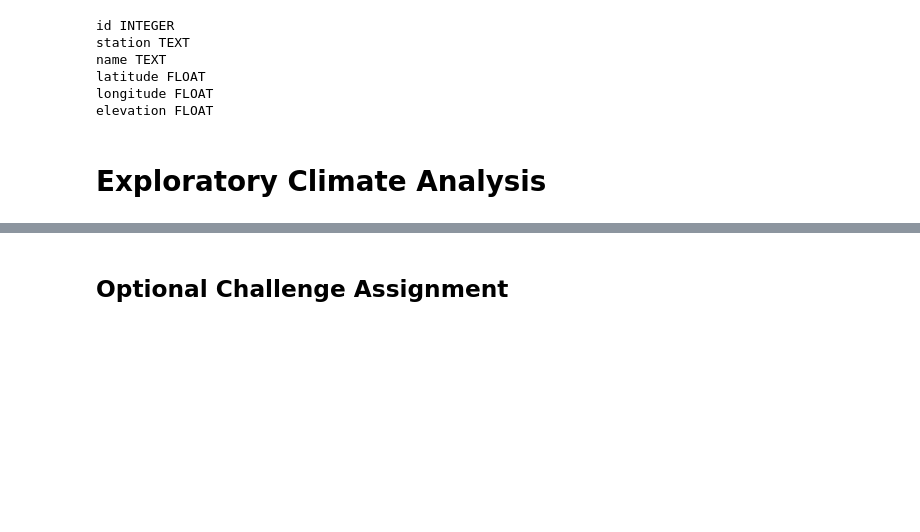
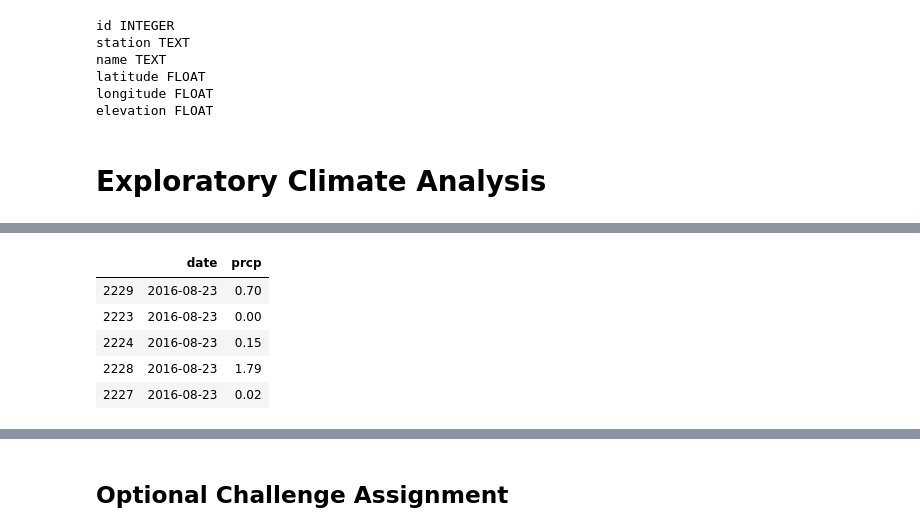
Before and after one commit to MTQMcCarthy/sqlalchemy-challenge, a Jupyter notebook: sqlalchemy/climate_starter.ipynb, the cells around one changed output, grey strips where cells are left out. Cells and saved outputs as stored; diff of their text form; code cells hidden in the pictures; blank space fills up the shorter version.

```diff
--- a/sqlalchemy/climate_starter.ipynb
+++ b/sqlalchemy/climate_starter.ipynb
@@ -97,12 +82,20 @@ measurement.date measurement.prcp
 # %%
 
 # Perform a query to retrieve the data and precipitation scores
 
 # Save the query results as a Pandas DataFrame and set the index to the date column
-stmt = session.query(Emoji).\
-    order_by(Emoji.score.desc()).statement
-df2 = pd.read_sql_query(stmt, session.bind)
-df2.head(10)
+df = pd.DataFrame(prior12_precip)
+df.set_index('date')
+df=df.dropna()
+df.head()
+
 # Sort the dataframe by date
-
-# Use Pandas Plotting with Matplotlib to plot the data
+df = df.sort_values("date")
+df.head()
+# %% [output]
+|  | date | prcp |
+| 2229 | 2016-08-23 | 0.70 |
+| 2223 | 2016-08-23 | 0.00 |
+| 2224 | 2016-08-23 | 0.15 |
+| 2228 | 2016-08-23 | 1.79 |
+| 2227 | 2016-08-23 | 0.02 |
```
Also changed, not shown: parts of 11 cells of this notebook.
